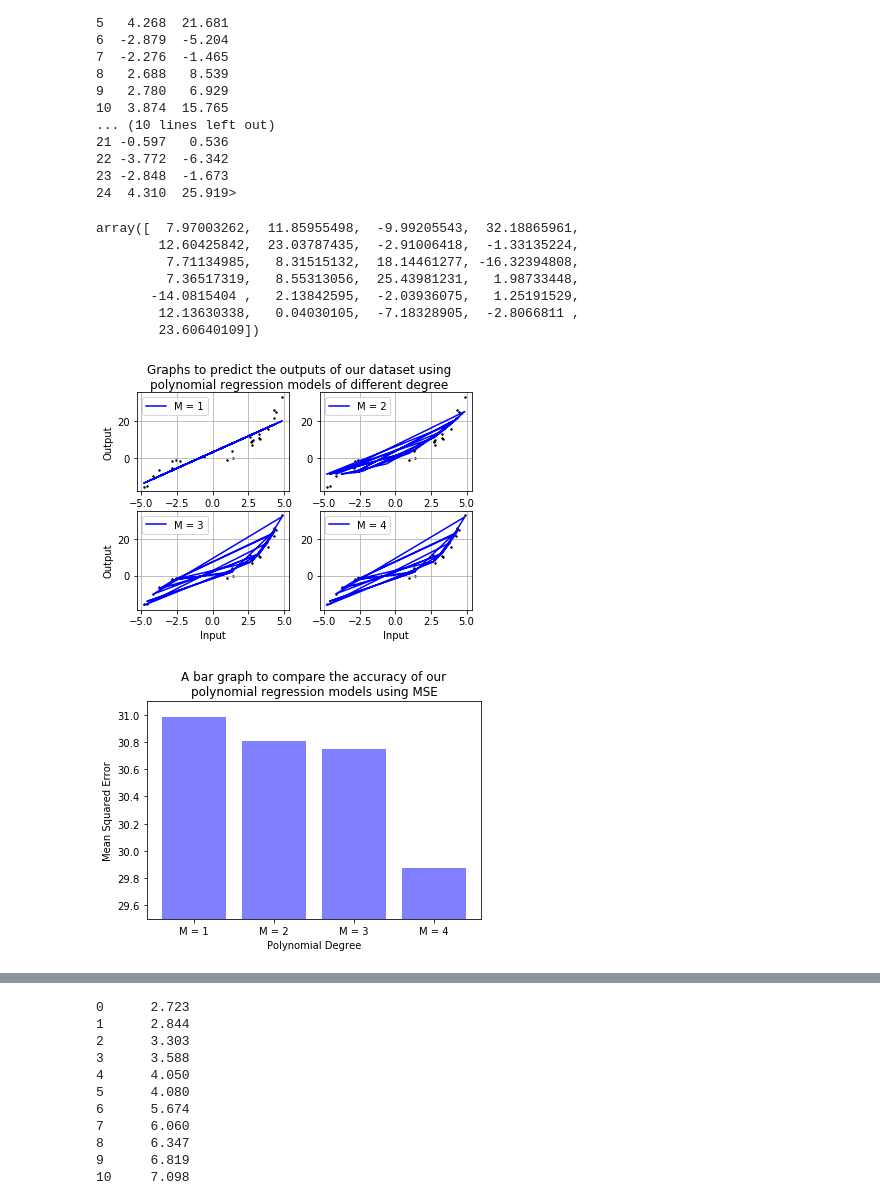
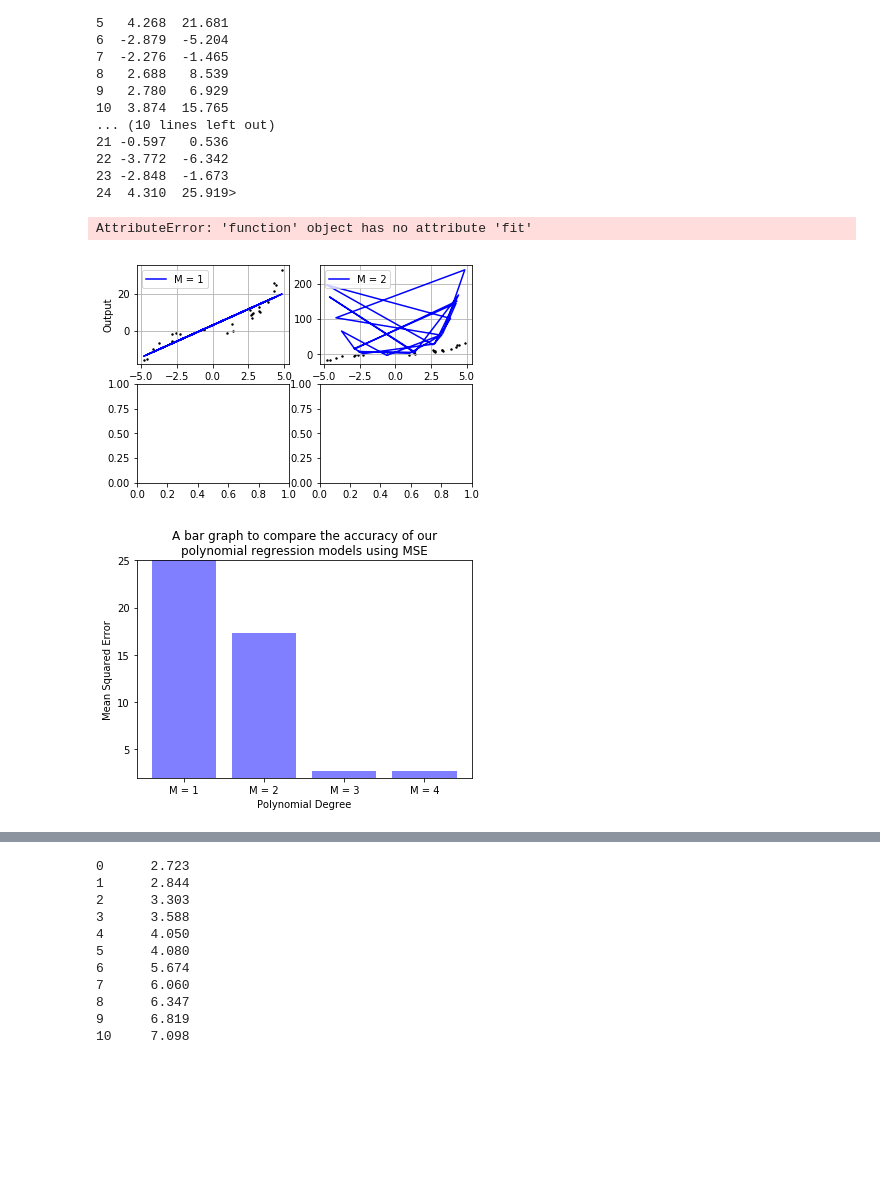
Before and after one commit to hwixley/IAML-cwk1, a Jupyter notebook: INFR10069-2020-CW1/IAML-cwk1.ipynb, the cells around one changed output, grey strips where cells are left out. Cells and saved outputs as stored; diff of their text form; code cells hidden in the pictures; blank space fills up the shorter version.

```diff
--- a/INFR10069-2020-CW1/IAML-cwk1.ipynb
+++ b/INFR10069-2020-CW1/IAML-cwk1.ipynb
@@ -171,70 +171,82 @@ ds.describe
 
 from sklearn.linear_model import LinearRegression
 
+def PolyCoefficients(x, coeffs):
+    y = np.zeros((25,1))
+    for i in range(len(coeffs)):
+        y[:,0] += coeffs[i]*x[:,i]**i
+
+    return y
+
 Y = ds["output"]
 x = ds["input"]
-X1 = np.ones((25,1))
-X2 = np.ones((25,2))
-X3 = np.ones((25,3))
-X4 = np.ones((25,4))
+X1 = np.ones((25,2))
+X2 = np.ones((25,3))
+X3 = np.ones((25,4))
+X4 = np.ones((25,5))
 
-X1[:,0] = x
-X2[:,0] = x
-X2[:,1] = x*x
-X3[:,0] = x
-X3[:,1] = x*x
-X3[:,2] = x*x*x
-X4[:,0] = x
-X4[:,1] = x*x
-X4[:,2] = x*x*x
-X4[:,3] = x*x*x*x
+X1[:,1] = x
+X2[:,1] = x
+X2[:,2] = x*x
+X3[:,1] = x
+X3[:,2] = x*x
+X3[:,3] = x*x*x
+X4[:,1] = x
+X4[:,2] = x*x
+X4[:,3] = x*x*x
+X4[:,4] = x*x*x*x
 
-model = sklearn.linear_model.LinearRegression(fit_intercept=True)
+def model(phi):
+    val = np.matmul(np.matmul(np.matrix(np.matmul(phi.transpose(), phi)).I, phi.transpose()),Y)
+    vList = np.zeros(val.shape[1])
+    for i in range(val.shape[1]):
+        vList[i] = val[0,i]
+    return vList
+
+
+#model = sklearn.linear_model.LinearRegression(fit_intercept=True)
 
 fig, axs = plt.subplots(2, 2)
 
-model.fit(X1,Y)
-yp1 = model.predict(X1)
-axs[0,0].scatter(X1,Y, c='black', s= 2, label = '')
-axs[0,0].plot(X1,yp1, c='blue', label='M = 1')
+#model.fit(X1,Y)
+#yp1 = model.predict(X1)
+
+yp1 = PolyCoefficients(X1, model(X1))
+axs[0,0].scatter(x,Y, c='black', s= 2, label = '')
+axs[0,0].plot(x,yp1, c='blue', label='M = 1')
 axs[0,0].legend(loc ="upper left")
 axs[0,0].set(xlabel = 'Input', ylabel = 'Output')
 axs[0,0].grid()
 
-model.fit(X2,Y)
-yp2 = model.predict(X2)
-axs[0,1].scatter(X1,Y, c='black', s= 2, label = '')
-axs[0,1].plot(X1,yp2, c='blue', label='M = 2')
+#model.fit(X2,Y)
+#yp2 = model.predict(X2)
+
+yp2 = PolyCoefficients(X2, model(X2))
+axs[0,1].scatter(x,Y, c='black', s= 2, label = '')
+axs[0,1].plot(x,yp2, c='blue', label='M = 2')
 axs[0,1].legend(loc ="upper left")
 axs[0,1].grid()
 
 model.fit(X3,Y)
 yp3 = model.predict(X3)
 axs[1,0].scatter(X1,Y, c='black', s= 2, label = '')
 axs[1,0].plot(X1,yp3, c='blue', label='M = 3')
 axs[1,0].legend(loc ="upper left")
 axs[1,0].set(xlabel = 'Input', ylabel = 'Output')
 axs[1,0].grid()
 
 model.fit(X4,Y)
 yp4 = model.predict(X4)
 axs[1,1].scatter(X1,Y, c='black', s= 2, label = '')
 axs[1,1].plot(X1,yp4, c='blue', label='M = 4')
 axs[1,1].legend(loc ="upper left")
 axs[1,1].set(xlabel = 'Input')
 axs[1,1].grid()
 
 fig.suptitle('Graphs to predict the outputs of our dataset using\npolynomial regression models of different degree')
-yp4
 # %% [output]
-array([  7.97003262,  11.85955498,  -9.99205543,  32.18865961,
-        12.60425842,  23.03787435,  -2.91006418,  -1.33135224,
-         7.71134985,   8.31515132,  18.14461277, -16.32394808,
-         7.36517319,   8.55313056,  25.43981231,   1.98733448,
-       -14.0815404 ,   2.13842595,  -2.03936075,   1.25191529,
-        12.13630338,   0.04030105,  -7.18328905,  -2.8066811 ,
-        23.60640109])
+AttributeError: 'function' object has no attribute 'fit'
-[figure, old version]
+[figure, new version]
 # %%
 #QUESTION 2b
 
@@ -252,11 +264,11 @@ plt.xticks(y_pos, objects)
 plt.ylabel('Mean Squared Error')
 plt.xlabel('Polynomial Degree')
 plt.title('A bar graph to compare the accuracy of our\npolynomial regression models using MSE')
-#plt.ylim(29.5,31.1)
+plt.ylim(2,25)
 
 plt.show()
 # %% [output]
-[figure, old version]
+[figure, new version]
 # %%
 #QUESTION 2c
 
```
Also changed, not shown: parts of 1 cell of this notebook.
